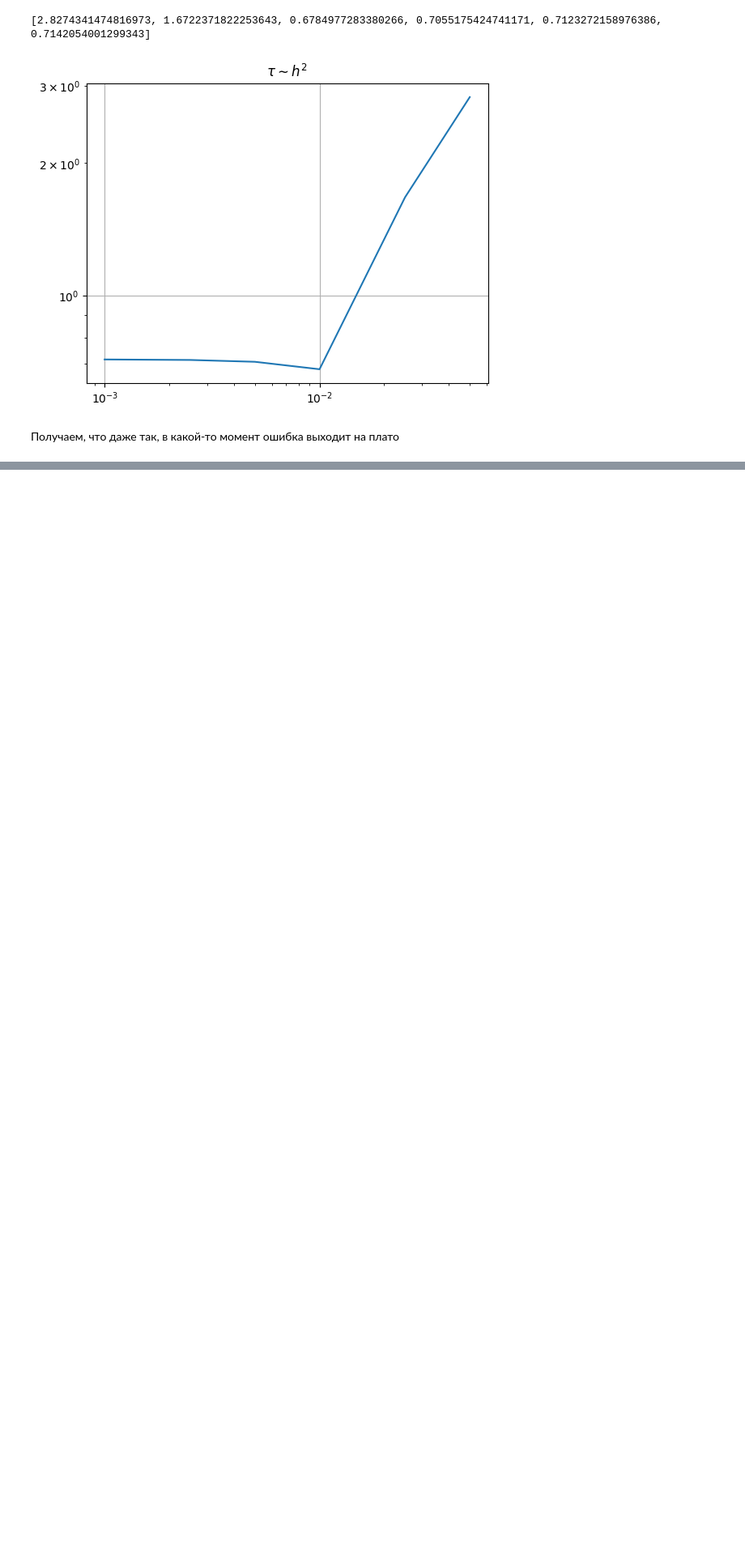
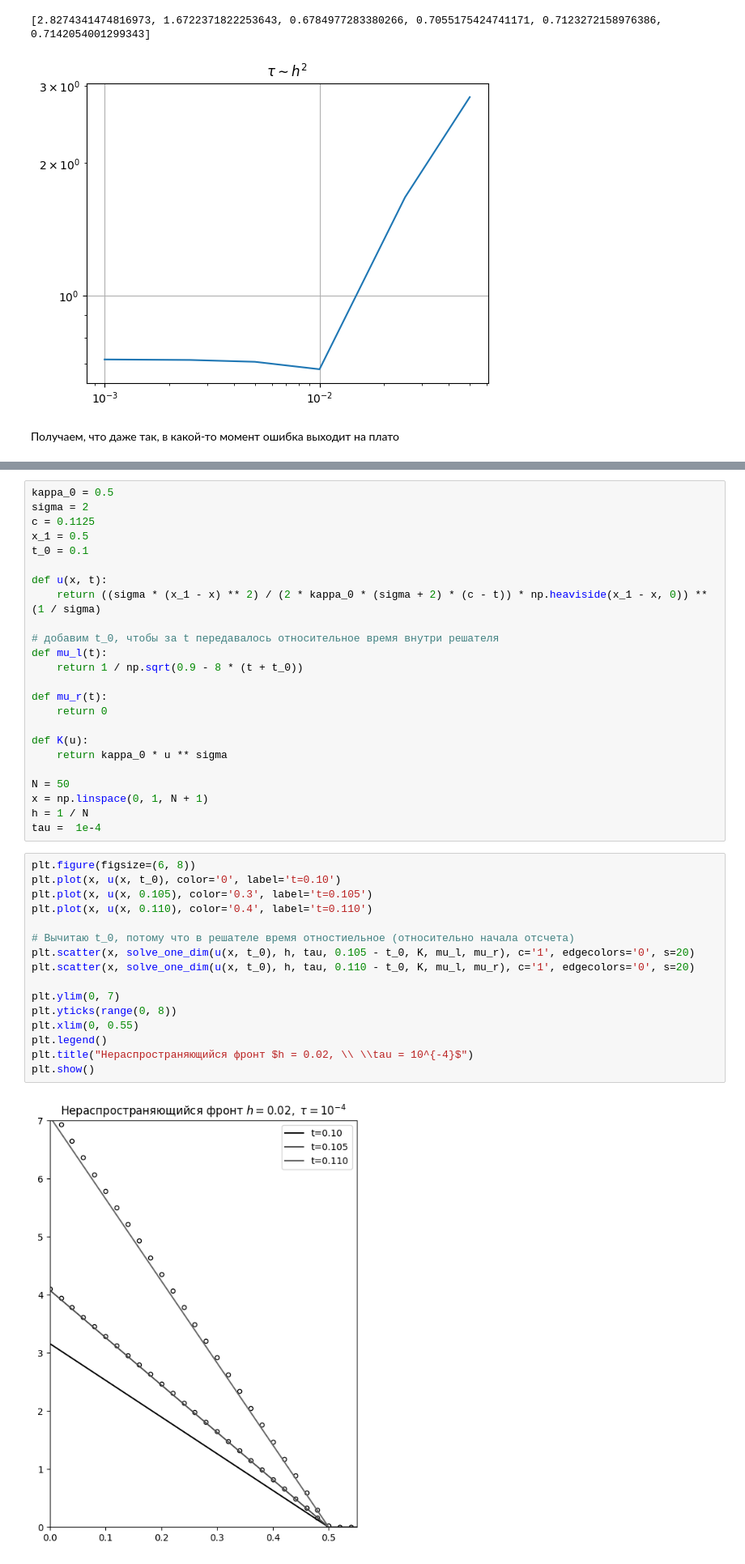
Before and after one commit to Xopppek/heat_equation, a Jupyter notebook: heat_equation.ipynb, the cells around one changed output, grey strips where cells are left out. Shown at 81% size. Drawn from its saved outputs; the diff is of its cells as text; blank space fills up the shorter version.

```diff
--- a/heat_equation.ipynb
+++ b/heat_equation.ipynb
@@ -223,0 +247,42 @@ plt.show()
+# %%
+kappa_0 = 0.5
+sigma = 2
+c = 0.1125
+x_1 = 0.5
+t_0 = 0.1
+
+def u(x, t):
+    return ((sigma * (x_1 - x) ** 2) / (2 * kappa_0 * (sigma + 2) * (c - t)) * np.heaviside(x_1 - x, 0)) ** (1 / sigma)
+
+# добавим t_0, чтобы за t передавалось относительное время внутри решателя
+def mu_l(t):
+    return 1 / np.sqrt(0.9 - 8 * (t + t_0))
+
+def mu_r(t):
+    return 0
+
+def K(u):
+    return kappa_0 * u ** sigma
+
+N = 50
+x = np.linspace(0, 1, N + 1)
+h = 1 / N
+tau =  1e-4
+# %%
+plt.figure(figsize=(6, 8))
+plt.plot(x, u(x, t_0), color='0', label='t=0.10')
+plt.plot(x, u(x, 0.105), color='0.3', label='t=0.105')
+plt.plot(x, u(x, 0.110), color='0.4', label='t=0.110')
+
+# Вычитаю t_0, потому что в решателе время отностиельное (относительно начала отсчета)
+plt.scatter(x, solve_one_dim(u(x, t_0), h, tau, 0.105 - t_0, K, mu_l, mu_r), c='1', edgecolors='0', s=20)
+plt.scatter(x, solve_one_dim(u(x, t_0), h, tau, 0.110 - t_0, K, mu_l, mu_r), c='1', edgecolors='0', s=20)
+
+plt.ylim(0, 7)
+plt.yticks(range(0, 8))
+plt.xlim(0, 0.55)
+plt.legend()
+plt.title("Нераспространяющийся фронт $h = 0.02, \\ \\tau = 10^{-4}$")
+plt.show()
+# %% [output]
+[figure, added]
```
Also changed, not shown: parts of 6 cells of this notebook.
